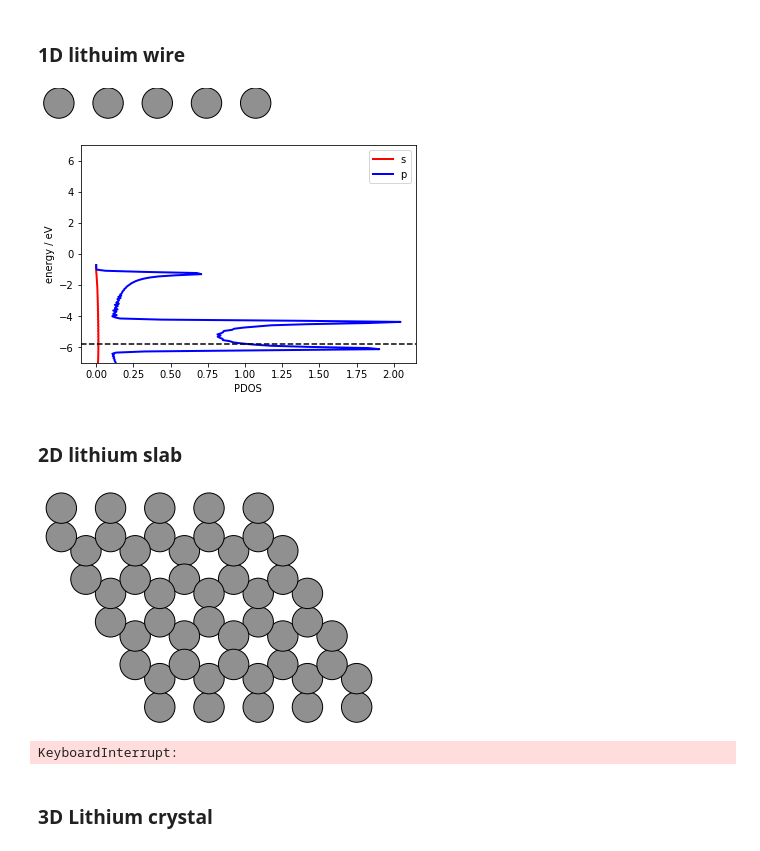
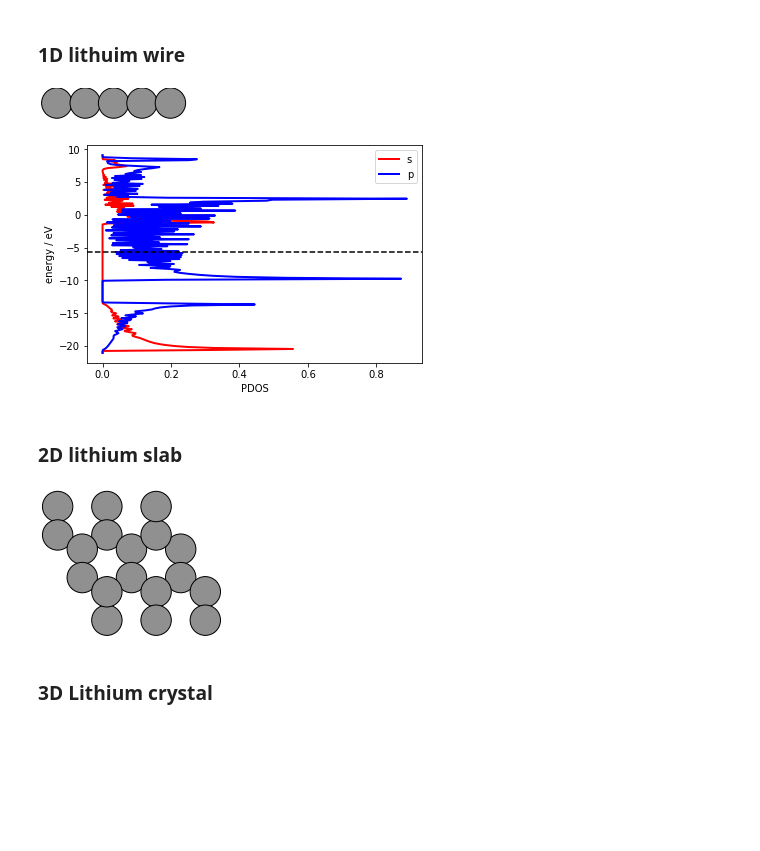
Before and after one commit to vilab-tartu/LOKT.02.048, a Jupyter notebook: week3/C.ipynb, the cells around one changed output. Cells and saved outputs as stored; diff of their text form; code cells hidden in the pictures; blank space fills up the shorter version.

```diff
--- a/week3/C.ipynb
+++ b/week3/C.ipynb
@@ -129,7 +131,7 @@ KohnShamConvergenceError: Did not converge!  See text output for help.
 ### 1D lithuim wire
 # %%
 
-Li1 = Atoms('C', positions=[(0, 0, 0)], cell=[2.46,10,10], pbc=[1,0,0])
+Li1 = Atoms('C', positions=[(0, 0, 0)], cell=[1.42,10,10], pbc=[1,0,0])
 Li1.center()
 write('C1.png', Li1*(5,1,1))
 display(Image(filename='C1.png'))
@@ -142,43 +144,42 @@ calcLi1 = GPAW(xc='LDA',
 
 Li1.set_calculator(calcLi1)
 eLi1 = Li1.get_potential_energy()
 
 #get the Fermi energy
 try:
     efLi1 = calcLi1.get_fermi_level()
 except ValueError:
     efLi1 = 0
 energyLi1, dosLi1 = calcLi1.get_orbital_ldos(0, spin=0, angular='sp', width=0.1)
 
 enLi1 = energyLi1
 
 Spdos_Li1 = [0] * len(dosLi1)
 Ppdos_Li1 = [0] * len(dosLi1)
 temp = calcLi1.get_orbital_ldos(0, spin=0, angular='s', width=0.1)[1]
 Spdos_Li1 = list(np.array(Spdos_Li1) + np.array(temp))
 temp = calcLi1.get_orbital_ldos(0, spin=0, angular='p', width=0.1)[1]
 Ppdos_Li1 = list(np.array(Ppdos_Li1) + np.array(temp))
 
 #plt.plot(dosLi1, enLi1, 'k-', linewidth = 1.0, label='dos')
 plt.plot(Spdos_Li1, enLi1, 'r-', linewidth = 2.0, label = 's')
 plt.plot(Ppdos_Li1, enLi1, 'b-',linewidth = 2.0, label = 'p')
 plt.axhline(y=efLi1, color='k', linestyle='--')
 
-plt.ylim(-7,7)
+#plt.ylim(-10,10)
 plt.xlabel('PDOS')
 plt.ylabel('energy / eV')
 plt.legend(loc='best')
 plt.show()
 # %% [output]
-[figure, old version]
+[figure, new version]
-[figure, old version]
+[figure, new version]
 # %% [markdown]
 ### 2D lithium slab
 # %%
-Li2 = Atoms('C', positions=[(0, 0, 0)], cell=[2.46,2.46,10], pbc=[1,1,0])
-Li2 = Graphene(symbol='C', latticeconstant={'a':2.461, 'c':6.708},size=(1,1,1))
+Li2 = Graphene(symbol='C', latticeconstant={'a':2.461, 'c':6.708},size=(3,3,1))
 Li2.center()
-write('C2.png', Li2*(5,5,1))
+write('C2.png', Li2)#*(3,3,1))
 display(Image(filename='C2.png'))
 
 calcLi2 = GPAW(xc='LDA',
@@ -206,19 +207,18 @@ Spdos_Li2 = list(np.array(Spdos_Li2) + np.array(temp))
 temp = calcLi2.get_orbital_ldos(0, spin=0, angular='p', width=0.1)[1]
 Ppdos_Li2 = list(np.array(Ppdos_Li2) + np.array(temp))
 
-#plt.plot(dosLi2, enLi2, 'k-', linewidth = 1.0, label='dos')
-plt.plot(Spdos_Li2, enLi2, 'r-', linewidth = 2.0, label = 's')
-plt.plot(Ppdos_Li2, enLi2, 'b-',linewidth = 2.0, label = 'p')
-plt.axhline(y=efLi2, color='k', linestyle='--')
+#plt.plot(dosLi1, enLi1, 'k-', linewidth = 1.0, label='dos')
+plt.plot(Spdos_Li1, enLi1, 'r-', linewidth = 2.0, label = 's')
+plt.plot(Ppdos_Li1, enLi1, 'b-',linewidth = 2.0, label = 'p')
+plt.axhline(y=efLi1, color='k', linestyle='--')
 
-plt.ylim(-7,7)
+#plt.ylim(-10,10)
 plt.xlabel('PDOS')
 plt.ylabel('energy / eV')
 plt.legend(loc='best')
 plt.show()
 # %% [output]
-[figure, old version]
+[figure, new version]
-KeyboardInterrupt:
 # %% [markdown]
 ### 3D Lithium crystal
 # %%
```
Also changed, not shown: parts of 4 cells of this notebook, 8 other files.
